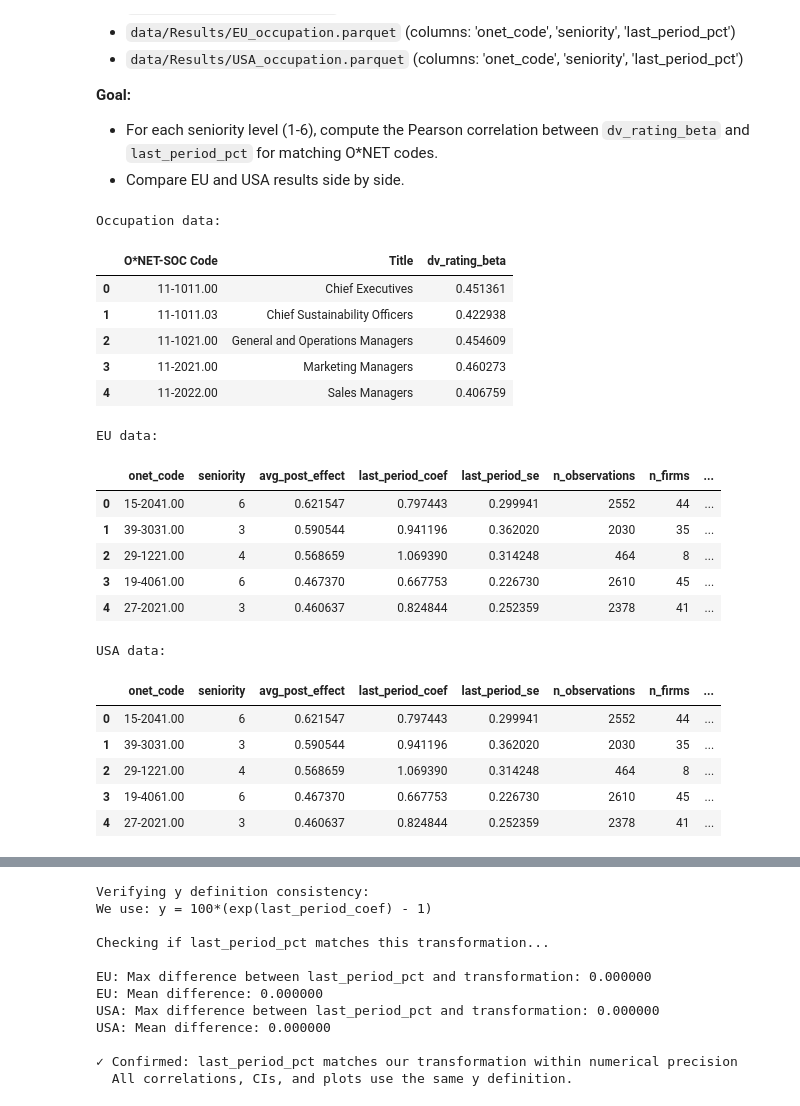
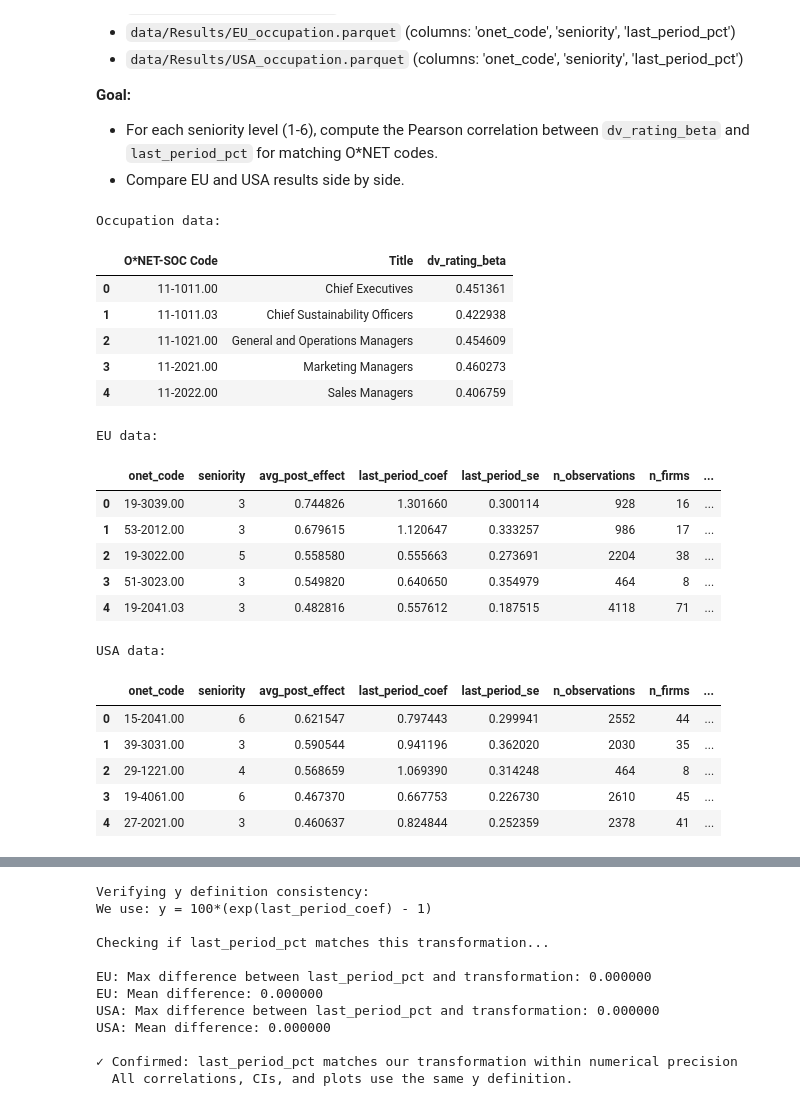
Before and after one commit to nicolobagnoli/Across-the-Atlantic, a Jupyter notebook: Code/R_800_Correlation_checker.ipynb, the cells around one changed output, grey strips where cells are left out. Saved outputs shown, nothing was run; the diff lists cells and outputs as text; code cells hidden in the pictures.

```diff
--- a/Code/R_800_Correlation_checker.ipynb
+++ b/Code/R_800_Correlation_checker.ipynb
@@ -19,36 +19,36 @@ from scipy.stats import pearsonr
 import matplotlib.pyplot as plt
 # %%
 # Load data
-occ_path = '../Data/pierre_occ_level.csv'
-eu_path = '../Results/R_800_EU_occupation.parquet'
-usa_path = '../Results/R_800_USA_occupation.parquet'
+occ_path = '../../data/Eloundou/pierre_occ_level.csv'
+eu_path = '../../data/Results/R_800_EU_occupation.parquet'
+usa_path = '../../data/Results/R_800_USA_occupation.parquet'
 
 occ_df = pd.read_csv(occ_path)
 eu_df = pd.read_parquet(eu_path)
 usa_df = pd.read_parquet(usa_path)
 
 # Show first few rows of each
 print("Occupation data:")
 display(occ_df.head())
 print("\nEU data:")
 display(eu_df.head())
 print("\nUSA data:")
 display(usa_df.head())
 # %% [output]
 Occupation data:
 |  | O*NET-SOC Code | Title | dv_rating_beta |
 | 0 | 11-1011.00 | Chief Executives | 0.451361 |
 | 1 | 11-1011.03 | Chief Sustainability Officers | 0.422938 |
 | 2 | 11-1021.00 | General and Operations Managers | 0.454609 |
 | 3 | 11-2021.00 | Marketing Managers | 0.460273 |
 | 4 | 11-2022.00 | Sales Managers | 0.406759 |
 EU data:
 |  | onet_code | seniority | avg_post_effect | last_period_coef | last_period_se | n_observations | n_firms | ... |
-| 0 | 15-2041.00 | 6 | 0.621547 | 0.797443 | 0.299941 | 2552 | 44 | ... |
-| 1 | 39-3031.00 | 3 | 0.590544 | 0.941196 | 0.362020 | 2030 | 35 | ... |
-| 2 | 29-1221.00 | 4 | 0.568659 | 1.069390 | 0.314248 | 464 | 8 | ... |
-| 3 | 19-4061.00 | 6 | 0.467370 | 0.667753 | 0.226730 | 2610 | 45 | ... |
-| 4 | 27-2021.00 | 3 | 0.460637 | 0.824844 | 0.252359 | 2378 | 41 | ... |
+| 0 | 19-3039.00 | 3 | 0.744826 | 1.301660 | 0.300114 | 928 | 16 | ... |
+| 1 | 53-2012.00 | 3 | 0.679615 | 1.120647 | 0.333257 | 986 | 17 | ... |
+| 2 | 19-3022.00 | 5 | 0.558580 | 0.555663 | 0.273691 | 2204 | 38 | ... |
+| 3 | 51-3023.00 | 3 | 0.549820 | 0.640650 | 0.354979 | 464 | 8 | ... |
+| 4 | 19-2041.03 | 3 | 0.482816 | 0.557612 | 0.187515 | 4118 | 71 | ... |
 USA data:
 |  | onet_code | seniority | avg_post_effect | last_period_coef | last_period_se | n_observations | n_firms | ... |
 | 0 | 15-2041.00 | 6 | 0.621547 | 0.797443 | 0.299941 | 2552 | 44 | ... |
```
Also changed, not shown: parts of 4 cells of this notebook, 8 other files.
